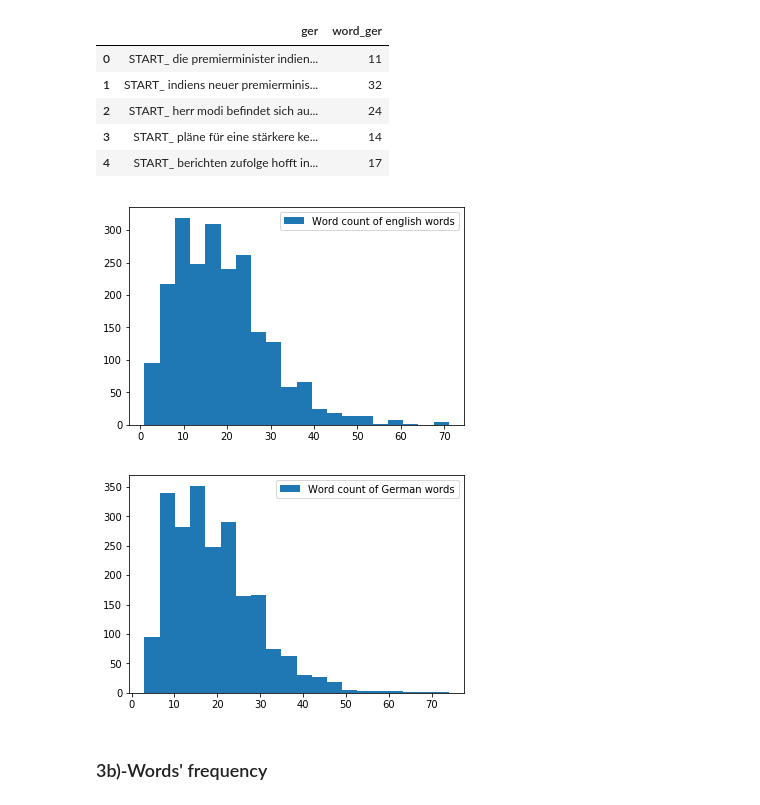
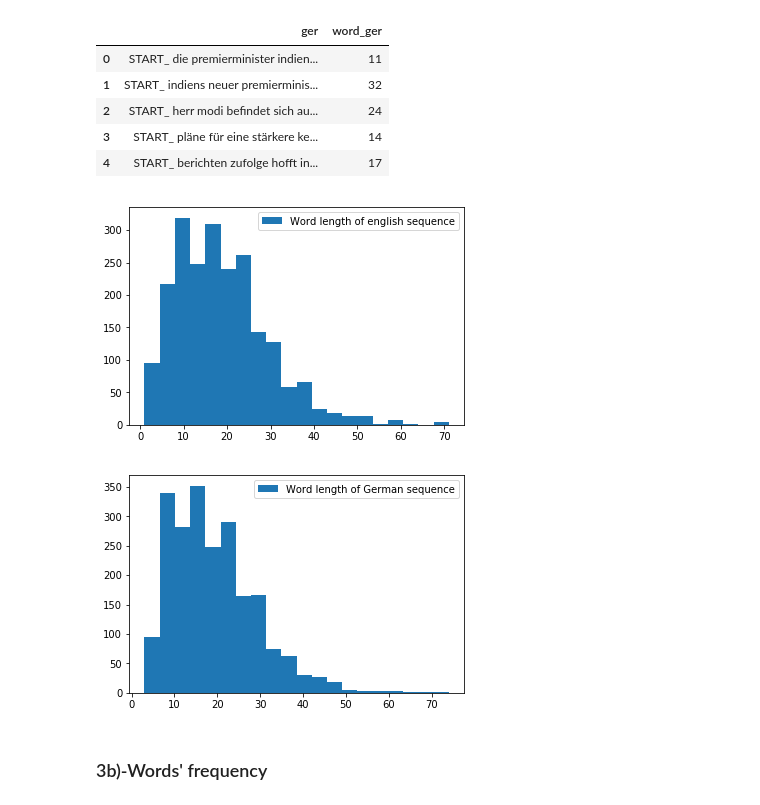
Before and after one commit to HassanSherwani/Language_Translator, a Jupyter notebook: Encoder_Decoder_Attmpt1.ipynb, the cells around one changed output. Cells and saved outputs as stored; diff of their text form; code cells hidden in the pictures.

```diff
--- a/Encoder_Decoder_Attmpt1.ipynb
+++ b/Encoder_Decoder_Attmpt1.ipynb
@@ -218,18 +208,18 @@ lines[['ger','word_ger']].head()
 | 4 | START_ berichten zufolge hofft in... | 17 |
 # %%
 words_eng=lines['word_eng']
-plt.hist(words_eng, bins=20, label="Word count of english words")
+plt.hist(words_eng, bins=20, label="Word length of english sequence")
 plt.legend()
 plt.show()
 # %% [output]
-[figure, old version]
+[figure, new version]
 # %%
 words_ger=lines['word_ger']
-plt.hist(words_ger, bins=20, label="Word count of German words")
+plt.hist(words_ger, bins=20, label="Word length of German sequence")
 plt.legend()
 plt.show()
 # %% [output]
-[figure, old version]
+[figure, new version]
 # %% [markdown]
 ### 3b)-Words' frequency
 # %%
```
Also changed, not shown: parts of 27 cells of this notebook.
